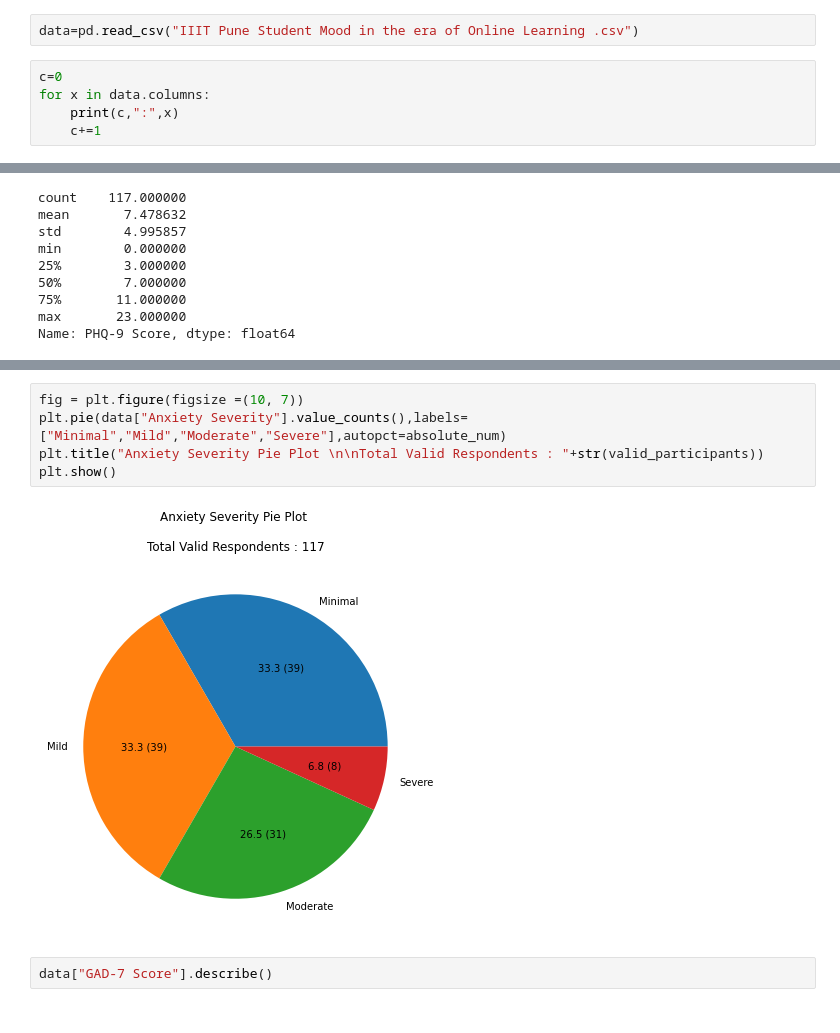
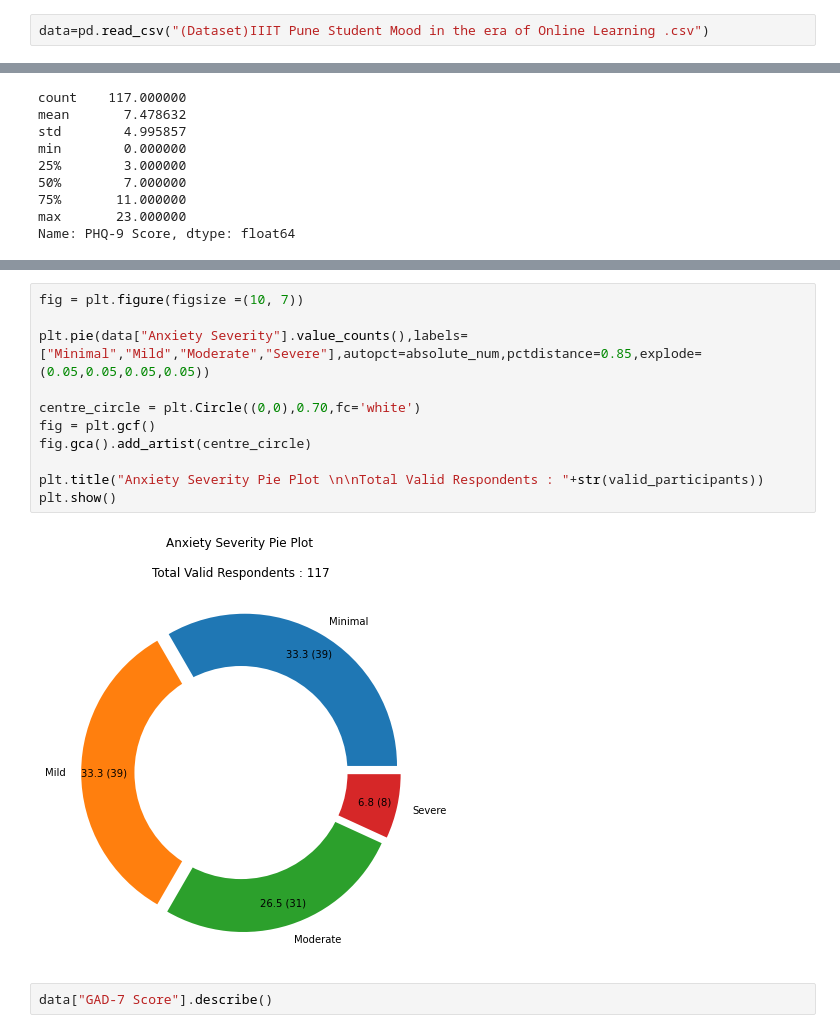
Before and after one commit to Alpha-Knight-Zero/Research, a Jupyter notebook: Mental Health in Covid-19/Our Project/Mental.ipynb, the cells around one changed output, grey strips where cells are left out. Drawn from its saved outputs; the diff is of its cells as text.

Commit message:
graph changed

```diff
--- a/Mental Health in Covid-19/Our Project/Mental.ipynb
+++ b/Mental Health in Covid-19/Our Project/Mental.ipynb
@@ -7,9 +7,4 @@ from sklearn.preprocessing import OrdinalEncoder
 from sklearn.preprocessing import OneHotEncoder
 import seaborn as sns
 # %%
-data=pd.read_csv("IIIT Pune Student Mood in the era of Online Learning .csv")
+data=pd.read_csv("(Dataset)IIIT Pune Student Mood in the era of Online Learning .csv")
-# %%
-c=0
-for x in data.columns:
-    print(c,":",x)
-    c+=1
@@ -138,11 +121,17 @@ data["PHQ-9 Score"].value_counts().sort_index()
 Name: PHQ-9 Score, dtype: int64
 # %%
 fig = plt.figure(figsize =(10, 7))
-plt.pie(data["Anxiety Severity"].value_counts(),labels=["Minimal","Mild","Moderate","Severe"],autopct=absolute_num)
+
+plt.pie(data["Anxiety Severity"].value_counts(),labels=["Minimal","Mild","Moderate","Severe"],autopct=absolute_num,pctdistance=0.85,explode=(0.05,0.05,0.05,0.05))
+
+centre_circle = plt.Circle((0,0),0.70,fc='white')
+fig = plt.gcf()
+fig.gca().add_artist(centre_circle)
+
 plt.title("Anxiety Severity Pie Plot \n\nTotal Valid Respondents : "+str(valid_participants))
 plt.show()
 # %% [output]
-[figure, old version]
+[figure, new version]
 # %%
 data["GAD-7 Score"].describe()
 # %% [output]
```
Also changed, not shown: parts of 2 cells of this notebook.
